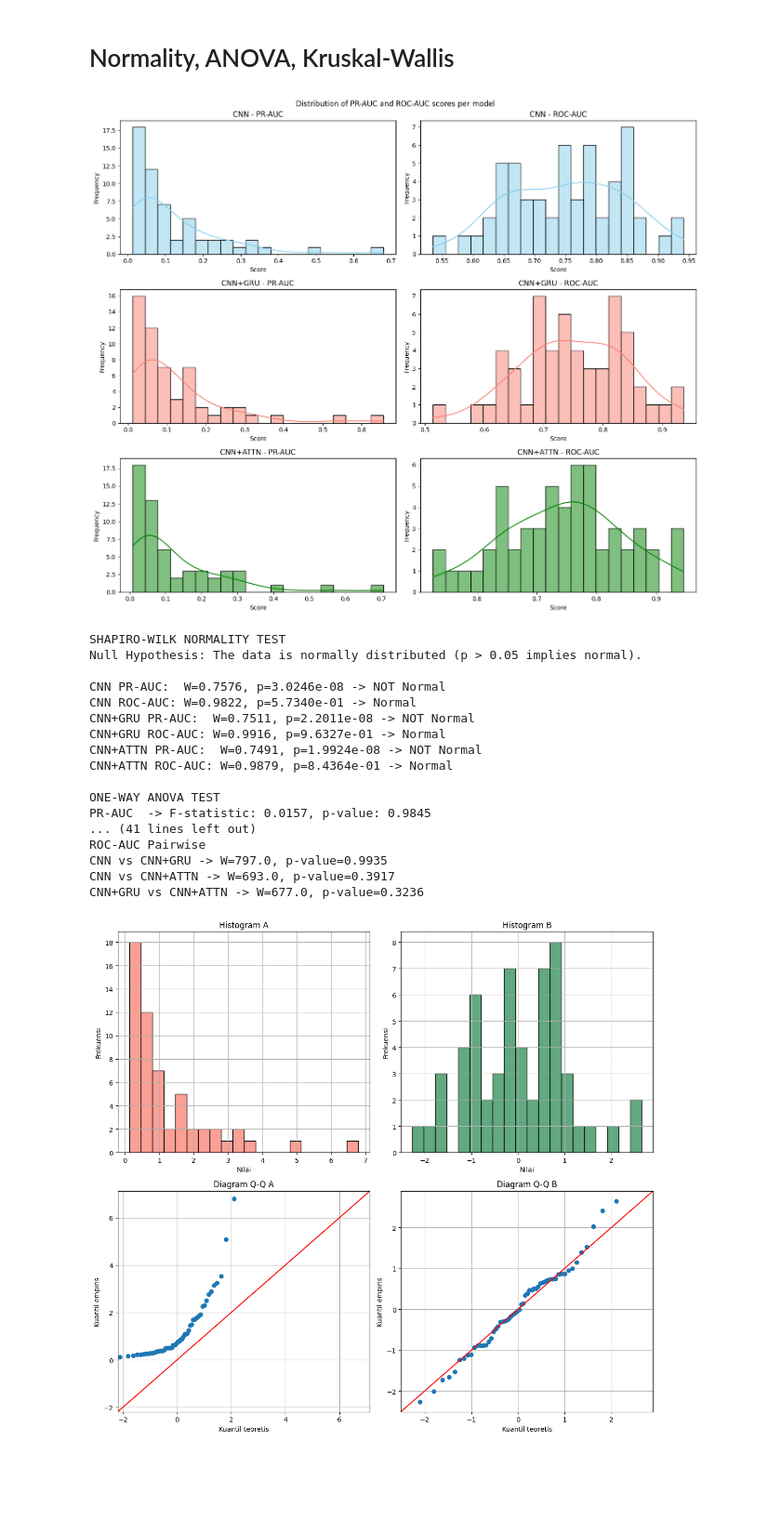
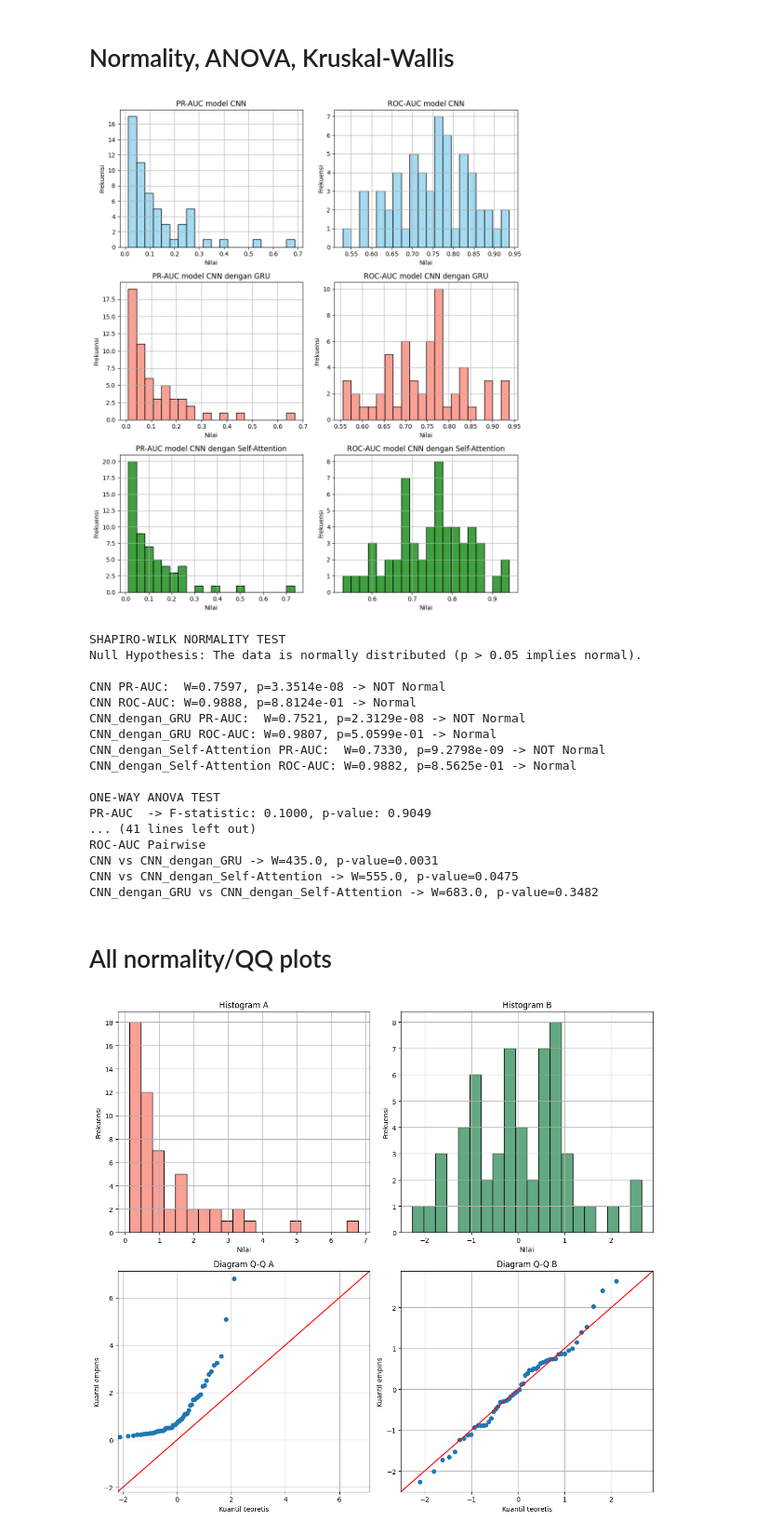
Before and after one commit to hugoalfedoputra/mudelling, a Jupyter notebook: ai/result_graphs.ipynb, the cells around one changed output. Shown at 93% size. Cells and saved outputs as stored; diff of their text form; code cells hidden in the pictures; blank space fills up the shorter version.

```diff
--- a/ai/result_graphs.ipynb
+++ b/ai/result_graphs.ipynb
@@ -928,29 +988,31 @@ def compare_model_distributions(cnn_csv, gru_csv, attn_csv):
         print(f"{m1} vs {m2} -> W={stat:.1f}, p-value={p:.4f}")
 # %%
 compare_model_distributions(
-    './mlflow_pgdump/cnn_test_9f3cb9_history.csv',
-    './mlflow_pgdump/gru_test_d68649_history.csv',
-    './mlflow_pgdump/attn_test_a98891_history.csv'
+    './mlflow_pgdump/f2_cnn_history.csv',
+    './mlflow_pgdump/f2_gru_history.csv',
+    './mlflow_pgdump/f2_attn_history.csv'
     )
 # %% [output]
-[figure, old version]
+[figure, new version]
 SHAPIRO-WILK NORMALITY TEST
 Null Hypothesis: The data is normally distributed (p > 0.05 implies normal).
 
-CNN PR-AUC:  W=0.7576, p=3.0246e-08 -> NOT Normal
-CNN ROC-AUC: W=0.9822, p=5.7340e-01 -> Normal
-CNN+GRU PR-AUC:  W=0.7511, p=2.2011e-08 -> NOT Normal
-CNN+GRU ROC-AUC: W=0.9916, p=9.6327e-01 -> Normal
-CNN+ATTN PR-AUC:  W=0.7491, p=1.9924e-08 -> NOT Normal
-CNN+ATTN ROC-AUC: W=0.9879, p=8.4364e-01 -> Normal
+CNN PR-AUC:  W=0.7597, p=3.3514e-08 -> NOT Normal
+CNN ROC-AUC: W=0.9888, p=8.8124e-01 -> Normal
+CNN_dengan_GRU PR-AUC:  W=0.7521, p=2.3129e-08 -> NOT Normal
+CNN_dengan_GRU ROC-AUC: W=0.9807, p=5.0599e-01 -> Normal
+CNN_dengan_Self-Attention PR-AUC:  W=0.7330, p=9.2798e-09 -> NOT Normal
+CNN_dengan_Self-Attention ROC-AUC: W=0.9882, p=8.5625e-01 -> Normal
 
 ONE-WAY ANOVA TEST
-PR-AUC  -> F-statistic: 0.0157, p-value: 0.9845
+PR-AUC  -> F-statistic: 0.1000, p-value: 0.9049
 ... (41 lines left out)
 ROC-AUC Pairwise
-CNN vs CNN+GRU -> W=797.0, p-value=0.9935
-CNN vs CNN+ATTN -> W=693.0, p-value=0.3917
-CNN+GRU vs CNN+ATTN -> W=677.0, p-value=0.3236
+CNN vs CNN_dengan_GRU -> W=435.0, p-value=0.0031
+CNN vs CNN_dengan_Self-Attention -> W=555.0, p-value=0.0475
+CNN_dengan_GRU vs CNN_dengan_Self-Attention -> W=683.0, p-value=0.3482
+# %% [markdown]
+# All normality/QQ plots
 # %%
 from numpy.random import MT19937
 from numpy.random import RandomState, SeedSequence
```
Also changed, not shown: parts of 20 cells of this notebook, 18 other files.
